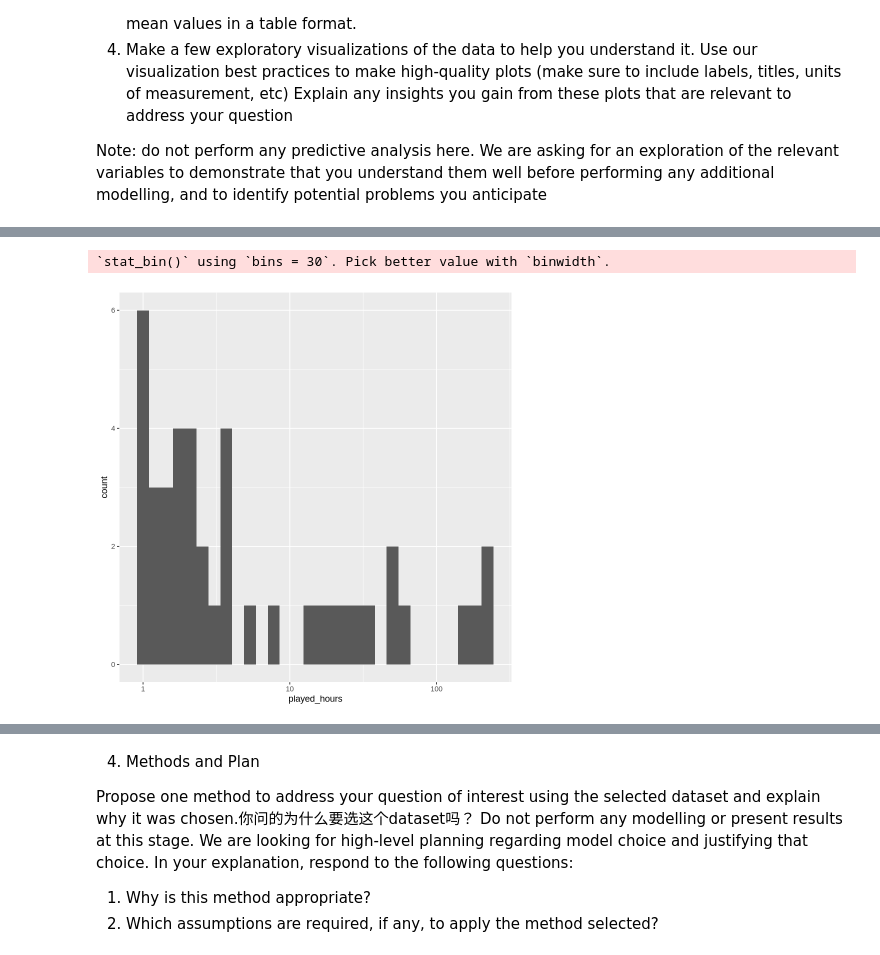
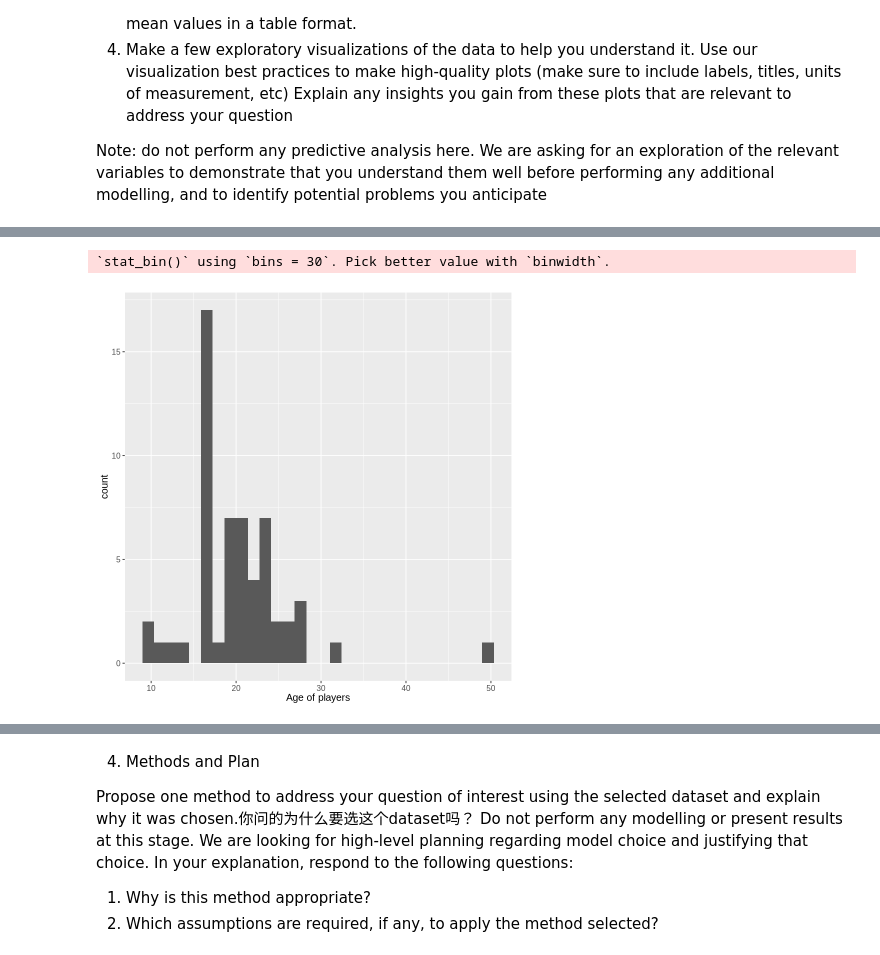
Before and after one commit to iriszovo/dsci-project, a Jupyter notebook: Individual project.ipynb, the cells around one changed output, grey strips where cells are left out. Drawn from its saved outputs; the diff is of its cells as text; code cells hidden in the pictures.

Commit message:
Summarize answers for all four questions
summarize answers for all four questions have so far. Add three graphs for q3

```diff
--- a/Individual project.ipynb
+++ b/Individual project.ipynb
@@ -138,2 +99,2 @@ The data were collected from
 # %%
-sessions <- read_csv('sessions.csv')
+players <- read_csv("players.csv")
@@ -196,6 +188,11 @@ Note: do not perform any predictive analysis here. We are asking for an explorat
 ###4. mean
 5. ?? specific question? just explore?
 #########
+# %%
+players_wrang <- players|>
+select(Age, played_hours)|>
+drop_na()
+#players_wrang
 # %%
 players_mean <- players|>
 summarise(played_hours_mean = mean(played_hours, na.rm=TRUE),
@@ -217,10 +244,11 @@ b
 # %%
-cc <- players|>
-filter(played_hours >= 1)|>
-ggplot(aes(x=played_hours))+
+played_age <- players_wrang|>
+filter(played_hours >= 0.5)|>
+ggplot(aes(x= Age))+
 geom_histogram()+
-scale_x_log10(labels = label_comma())
-cc
+xlab("Age of players")+
+theme(text = element_text(size = 12))
+played_age
 # %% [output]
 `stat_bin()` using `bins = 30`. Pick better value with `binwidth`.
-[figure, old version]
+[figure, new version]
```
Also changed, not shown: parts of 19 cells of this notebook.
